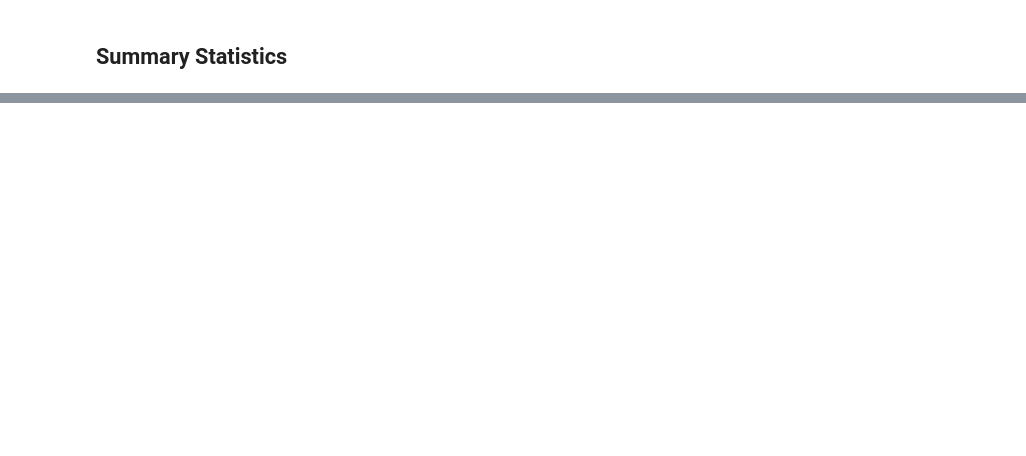
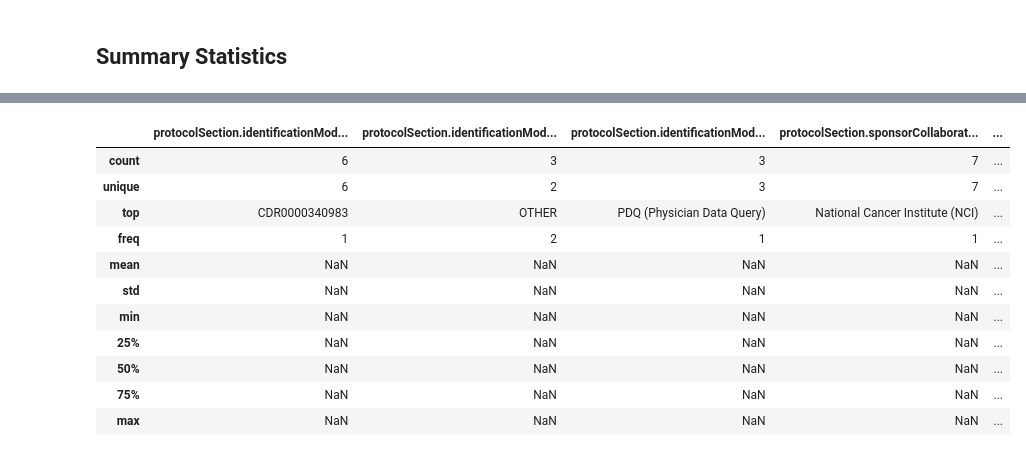
Before and after one commit to clinical-trials-research/clinical-trials-research, a Jupyter notebook: notebooks/01-field-analysis.ipynb, the cells around one changed output, grey strips where cells are left out. Cells and saved outputs as stored; diff of their text form; code cells hidden in the pictures; blank space fills up the shorter version.

```diff
--- a/notebooks/01-field-analysis.ipynb
+++ b/notebooks/01-field-analysis.ipynb
@@ -125,2 +155,15 @@ normalized_df
 # %%
-df.describe(include="all")
+normalized_df.describe(include="all")
+# %% [output]
+|  | protocolSection.identificationMod... | protocolSection.identificationMod... | protocolSection.identificationMod... | protocolSection.sponsorCollaborat... | ... |
+| count | 6 | 3 | 3 | 7 | ... |
+| unique | 6 | 2 | 3 | 7 | ... |
+| top | CDR0000340983 | OTHER | PDQ (Physician Data Query) | National Cancer Institute (NCI) | ... |
+| freq | 1 | 2 | 1 | 1 | ... |
+| mean | NaN | NaN | NaN | NaN | ... |
+| std | NaN | NaN | NaN | NaN | ... |
+| min | NaN | NaN | NaN | NaN | ... |
+| 25% | NaN | NaN | NaN | NaN | ... |
+| 50% | NaN | NaN | NaN | NaN | ... |
+| 75% | NaN | NaN | NaN | NaN | ... |
+| max | NaN | NaN | NaN | NaN | ... |
```
Also changed, not shown: parts of 5 cells of this notebook.
